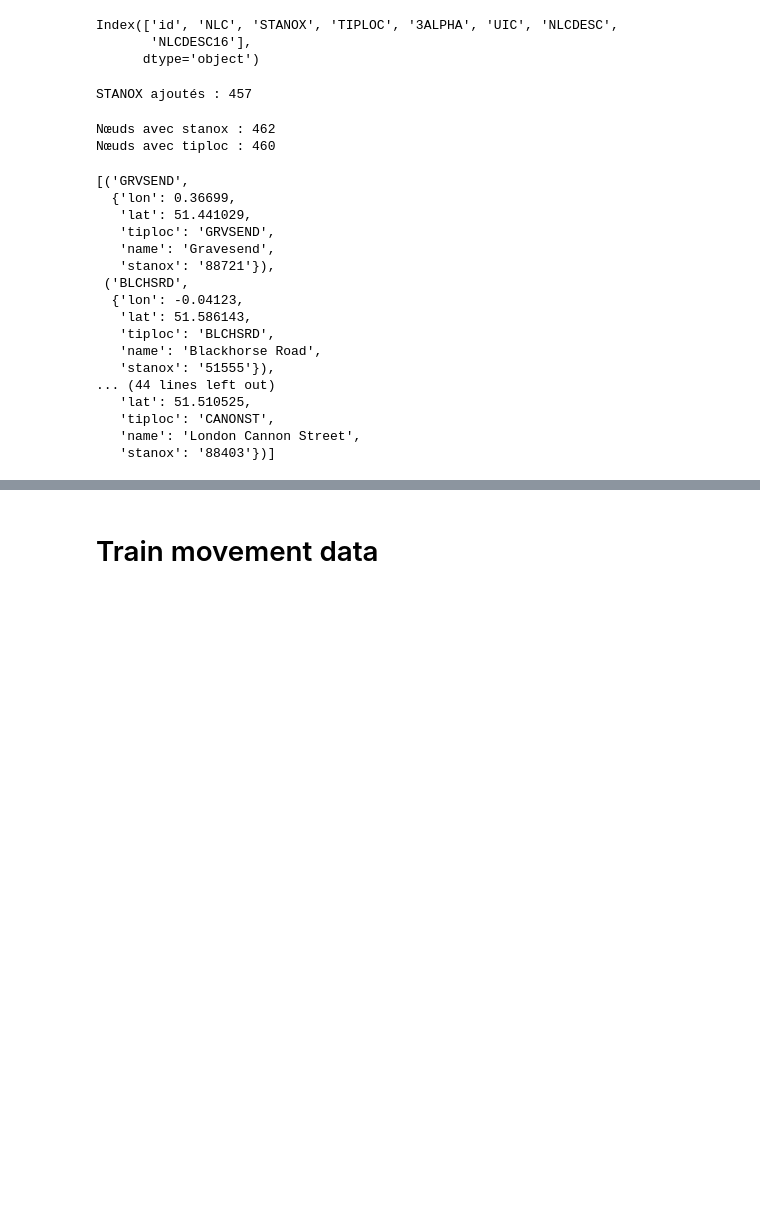
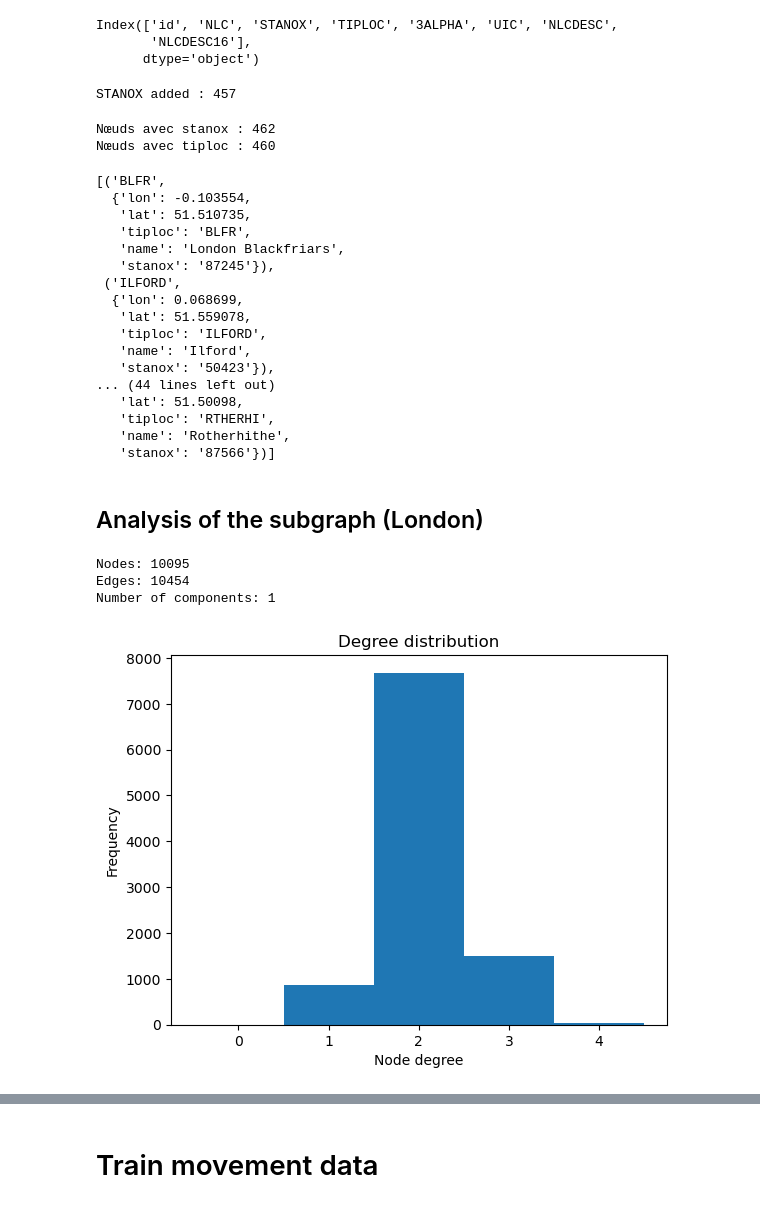
Before and after one commit to thibaultquentin66-lang/resilience_freight_train_UK, a Jupyter notebook: Final_Work.ipynb, the cells around one changed output, grey strips where cells are left out. Drawn from its saved outputs; the diff is of its cells as text; code cells hidden in the pictures; blank space fills up the shorter version.

Commit message:
begin with subgraph resilience

```diff
--- a/Final_Work.ipynb
+++ b/Final_Work.ipynb
@@ -932,14 +923,3 @@ list(G_london.edges(data=True))[:2]
    'tracks': 4,
    'usage': 'main',
    'elr': nan})]
-# %%
-stats_nodes = []
-
-for node, deg in degrees.items():
-    d = G_london.nodes[node]
-    if "name" in d or "tiploc" in d or "stanox" in d:
-        name = d.get("name") or d.get("tiploc") or d.get("stanox")
-        stats_nodes.append({'Node': node, 'Name': name, 'Degree': deg})
-
-df_hubs = pd.DataFrame(stats_nodes).sort_values(by='Degree', ascending=False)
-print(df_hubs.head(15))
@@ -1045,9 +1004,9 @@ for n, d in G_london.nodes(data=True):
         G_london.nodes[n]["stanox"] = tiploc_to_stanox[tiploc]
         count_added += 1
 
-print("STANOX ajoutés :", count_added)
+print("STANOX added :", count_added)
 # %% [output]
-STANOX ajoutés : 457
+STANOX added : 457
 # %%
 count_stanox = sum(
     1 for _, d in G_london.nodes(data=True)
@@ -1068,20 +1027,42 @@ sample = [
 
 sample
 # %% [output]
-[('GRVSEND',
-  {'lon': 0.36699,
-   'lat': 51.441029,
-   'tiploc': 'GRVSEND',
-   'name': 'Gravesend',
-   'stanox': '88721'}),
- ('BLCHSRD',
-  {'lon': -0.04123,
-   'lat': 51.586143,
-   'tiploc': 'BLCHSRD',
-   'name': 'Blackhorse Road',
-   'stanox': '51555'}),
+[('BLFR',
+  {'lon': -0.103554,
+   'lat': 51.510735,
+   'tiploc': 'BLFR',
+   'name': 'London Blackfriars',
+   'stanox': '87245'}),
+ ('ILFORD',
+  {'lon': 0.068699,
+   'lat': 51.559078,
+   'tiploc': 'ILFORD',
+   'name': 'Ilford',
+   'stanox': '50423'}),
 ... (44 lines left out)
-   'lat': 51.510525,
-   'tiploc': 'CANONST',
-   'name': 'London Cannon Street',
-   'stanox': '88403'})]
+   'lat': 51.50098,
+   'tiploc': 'RTHERHI',
+   'name': 'Rotherhithe',
+   'stanox': '87566'})]
+# %% [markdown]
+## Analysis of the subgraph (London)
+# %%
+print("Nodes:", G_london.number_of_nodes())
+print("Edges:", G_london.number_of_edges())
+print("Number of components:", nx.number_connected_components(G_london))
+# %% [output]
+Nodes: 10095
+Edges: 10454
+Number of components: 1
+# %%
+degrees = [d for n, d in G_london.degree()]
+
+plt.hist(degrees, bins=range(max(degrees)+2), align='left')
+
+plt.xlabel("Node degree")
+plt.ylabel("Frequency")
+plt.title("Degree distribution")
+
+plt.show()
+# %% [output]
+[figure, added]
```
Also changed, not shown: parts of 20 cells of this notebook.
